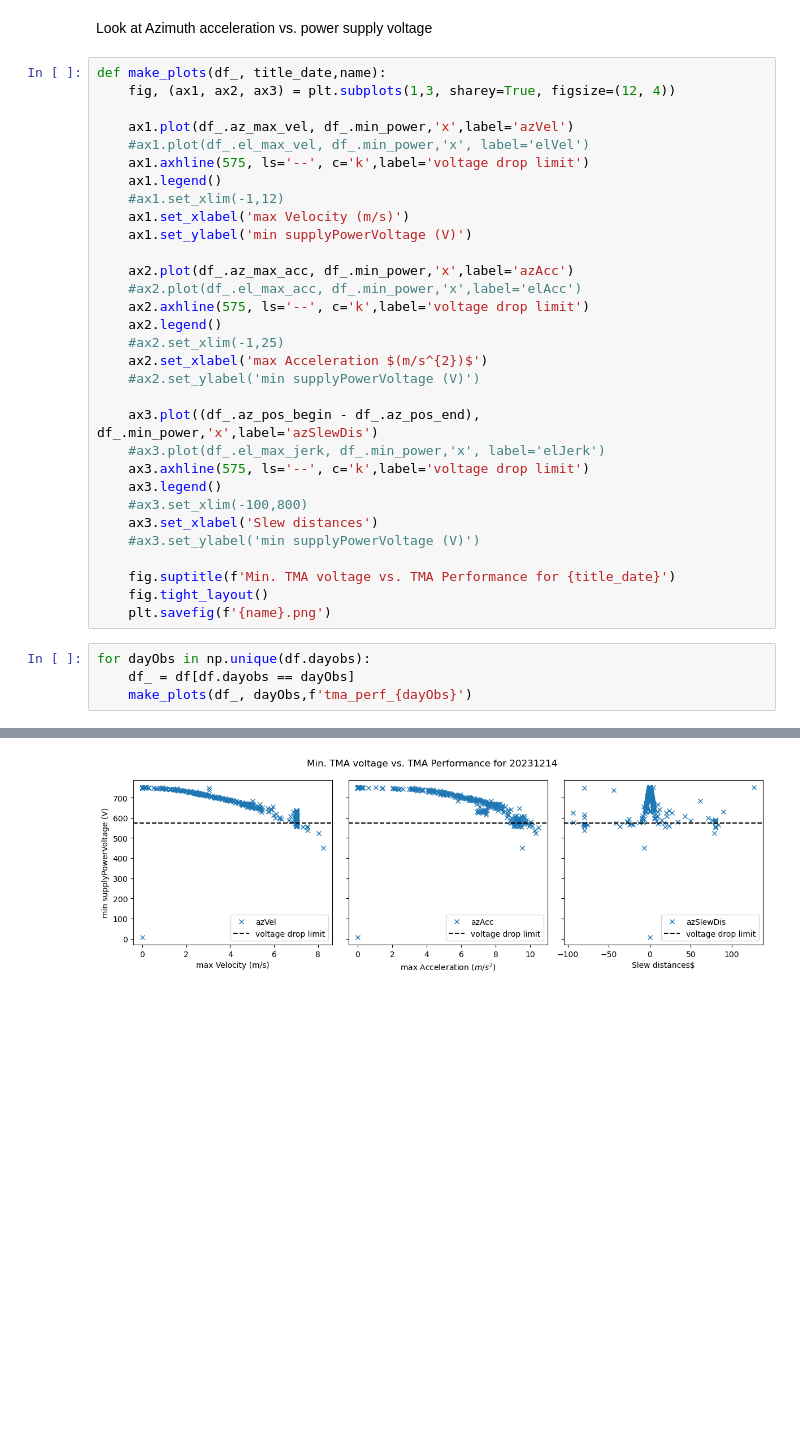
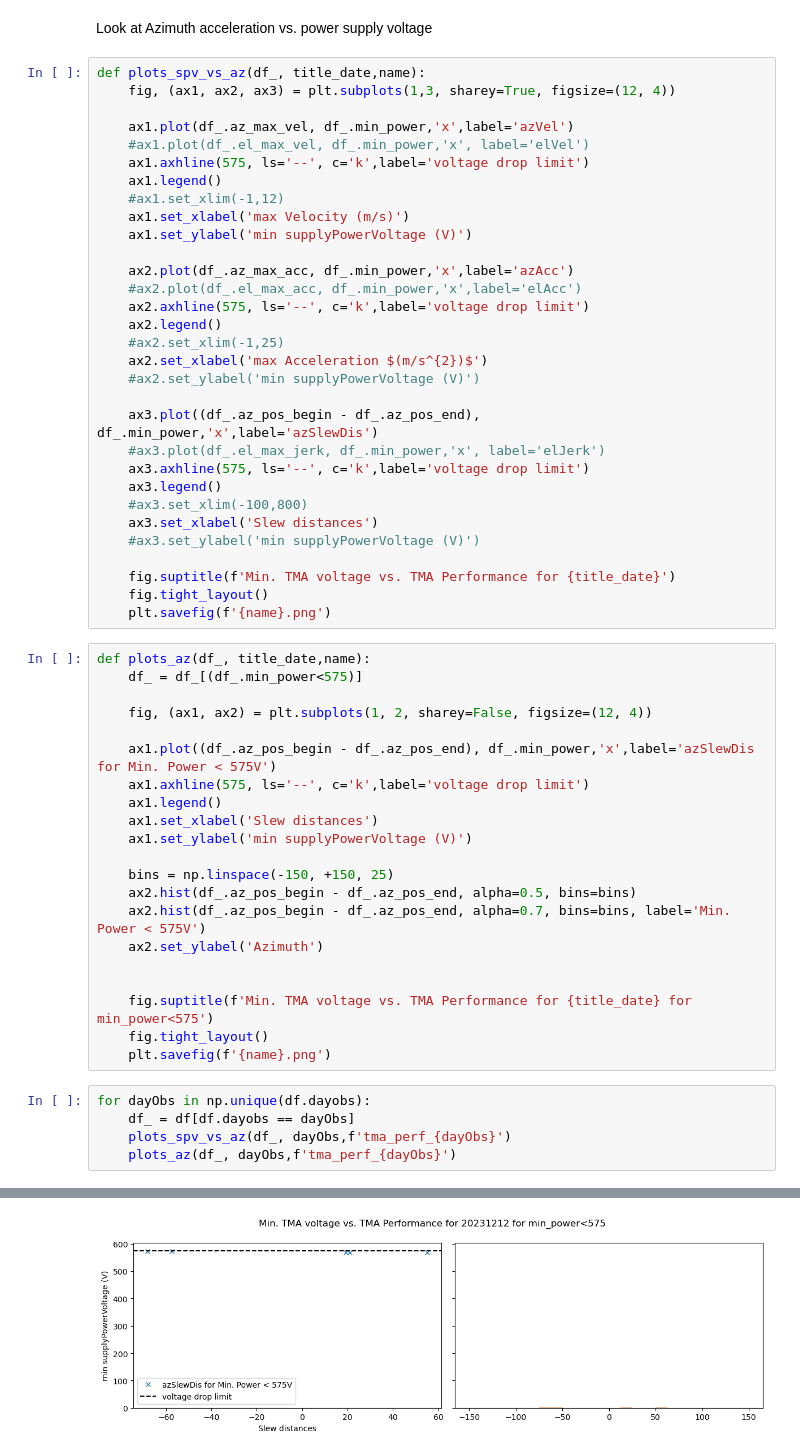
Before and after one commit to lsst-sitcom/notebooks_vandv, a Jupyter notebook: notebooks/tel_and_site/subsys_req_ver/tma/SITCOM-1223-TMA_Capacitor_Bank_discharge_vs._Acceleration_profiles.ipynb, the cells around one changed output, grey strips where cells are left out. Saved outputs shown, nothing was run; the diff lists cells and outputs as text; blank space fills up the shorter version.

Commit message:
histogram az

```diff
--- a/notebooks/tel_and_site/subsys_req_ver/tma/SITCOM-1223-TMA_Capacitor_Bank_discharge_vs._Acceleration_profiles.ipynb
+++ b/notebooks/tel_and_site/subsys_req_ver/tma/SITCOM-1223-TMA_Capacitor_Bank_discharge_vs._Acceleration_profiles.ipynb
@@ -211,7 +211,7 @@ plot_psv_vs_dist(df, 'BLOCK-160/164','tma_perf_dec_2023')
 # %% [markdown]
 Look at Azimuth acceleration vs. power supply voltage
 # %%
-def make_plots(df_, title_date,name):
+def plots_spv_vs_az(df_, title_date,name):
     fig, (ax1, ax2, ax3) = plt.subplots(1,3, sharey=True, figsize=(12, 4))
 
     ax1.plot(df_.az_max_vel, df_.min_power,'x',label='azVel')
@@ -241,9 +241,31 @@ def make_plots(df_, title_date,name):
     fig.suptitle(f'Min. TMA voltage vs. TMA Performance for {title_date}')
     fig.tight_layout()
     plt.savefig(f'{name}.png')
+# %%
+def plots_az(df_, title_date,name):
+    df_ = df_[(df_.min_power<575)]
+
+    fig, (ax1, ax2) = plt.subplots(1, 2, sharey=False, figsize=(12, 4))
+
+    ax1.plot((df_.az_pos_begin - df_.az_pos_end), df_.min_power,'x',label='azSlewDis for Min. Power < 575V')
+    ax1.axhline(575, ls='--', c='k',label='voltage drop limit')
+    ax1.legend()
+    ax1.set_xlabel('Slew distances')
+    ax1.set_ylabel('min supplyPowerVoltage (V)')
+
+    bins = np.linspace(-150, +150, 25)
+    ax2.hist(df_.az_pos_begin - df_.az_pos_end, alpha=0.5, bins=bins)
+    ax2.hist(df_.az_pos_begin - df_.az_pos_end, alpha=0.7, bins=bins, label='Min. Power < 575V')
+    ax2.set_ylabel('Azimuth')
+
+
+    fig.suptitle(f'Min. TMA voltage vs. TMA Performance for {title_date} for min_power<575')
+    fig.tight_layout()
+    plt.savefig(f'{name}.png')
 # %%
 for dayObs in np.unique(df.dayobs):
     df_ = df[df.dayobs == dayObs]
-    make_plots(df_, dayObs,f'tma_perf_{dayObs}')
+    plots_spv_vs_az(df_, dayObs,f'tma_perf_{dayObs}')
+    plots_az(df_, dayObs,f'tma_perf_{dayObs}')
 # %% [output]
 [figure]
@@ -252 +274 @@ for dayObs in np.unique(df.dayobs):
-[figure, old version]
+[figure, new version]
```
Also changed, not shown: parts of 3 cells of this notebook.
